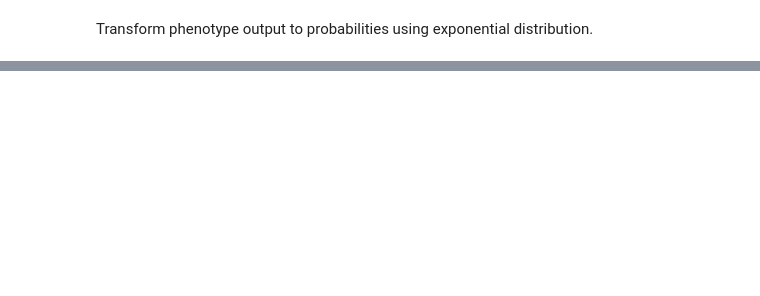
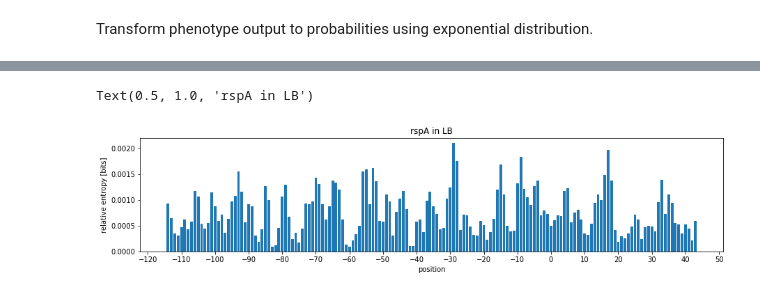
Before and after one commit to RPGroup-PBoC/Reg-Seq-2, a Jupyter notebook: code/analysis/2022114_barcode/mpathic_footprints_araC.ipynb, the cells around one changed output, grey strips where cells are left out. Saved outputs shown, nothing was run; the diff lists cells and outputs as text; code cells hidden in the pictures; blank space fills up the shorter version.

```diff
--- a/code/analysis/2022114_barcode/mpathic_footprints_araC.ipynb
+++ b/code/analysis/2022114_barcode/mpathic_footprints_araC.ipynb
@@ -143,16 +131,13 @@ mcmc_df.to_csv("ykgE_mcmc_mpathic_regseq.csv")
-# %%
-inf_arr = mcmc_df[['val_A', 'val_C', 'val_G', 'val_T']].to_numpy()
-prob_mat = np.zeros((160, 4))
-
-for i in range(160):
-    prob_mat[i, :] = np.exp(inf_arr[i, :]) / np.sum(np.exp(inf_arr[i, :]))
-# %%
-relative_ent = np.zeros(160)
-for i in range(160):
-    relative_ent[i] = np.sum([prob_mat[i, j] * np.log2(prob_mat[i, j]/0.25) for j in range(4)])
 # %%
 fig, ax = plt.subplots(figsize=(15, 3))
-ax.bar(np.arange(-115, 45), relative_ent)
+
+d = 1
+
+ax.bar(np.arange(-115+d, 45-d), [np.mean(rel_entropy[i-d:i+d]) for i in range(d, 160-d)])
 ax.set_xlabel('position')
+ax.set_xticks(np.linspace(-120, 50, 18))
 ax.set_ylabel('relative entropy [bits]')
-ax.set_title('ykgE in LB')
+ax.set_title('rspA in LB')
+# %% [output]
+Text(0.5, 1.0, 'rspA in LB')
+[figure, added]
```
Also changed, not shown: parts of 25 cells of this notebook, 9 other files.
